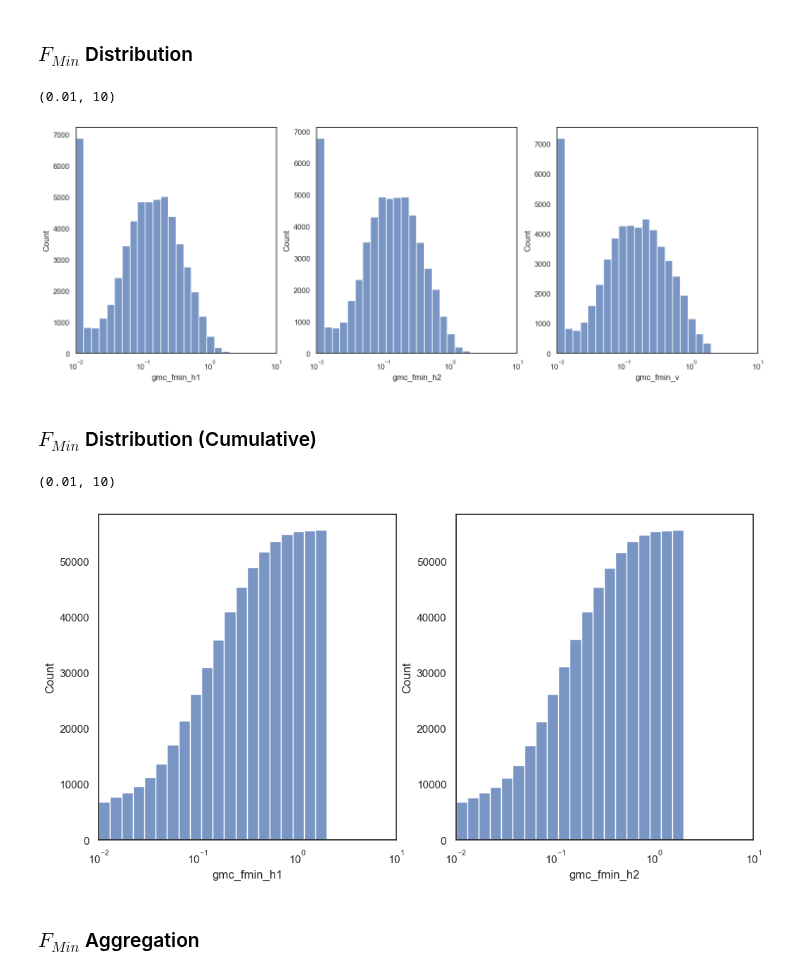
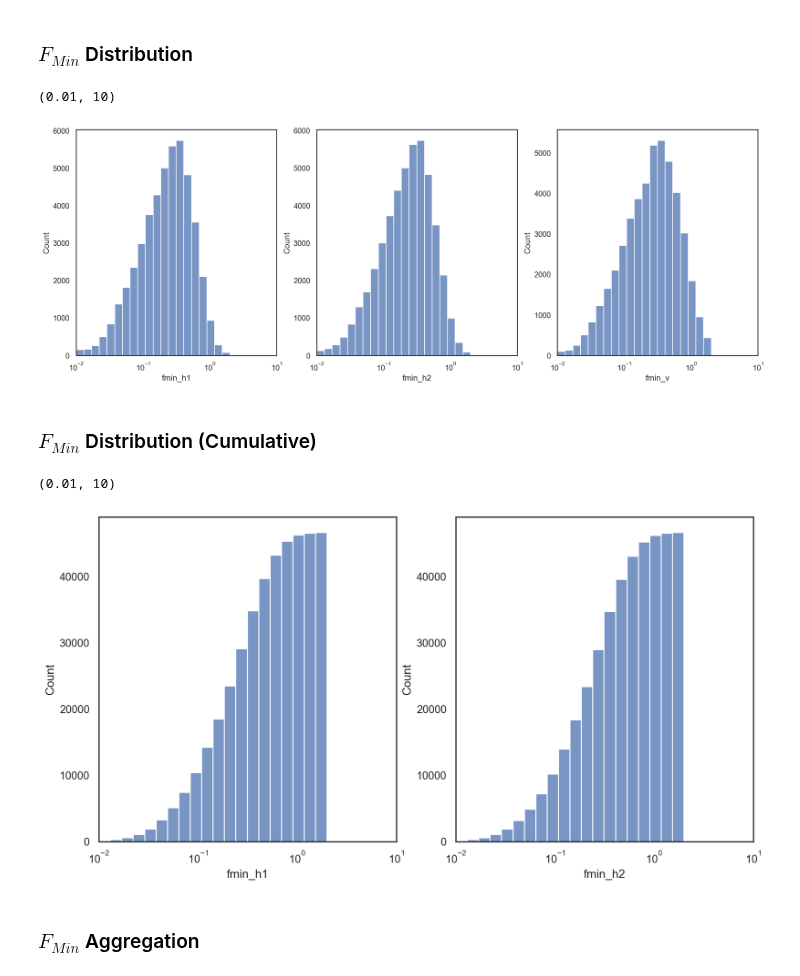
Before and after one commit to claudio525/post_event_gm_gnn, a Jupyter notebook: sim_ranking/explore/observed_data/nzgmbd.ipynb, the cells around one changed output. Cells and saved outputs as stored; diff of their text form; code cells hidden in the pictures.

```diff
--- a/sim_ranking/explore/observed_data/nzgmbd.ipynb
+++ b/sim_ranking/explore/observed_data/nzgmbd.ipynb
@@ -31,7 +31,7 @@ warnings.simplefilter(action='ignore', category=FutureWarning)
 # nzgmdb_ffp = Path("/Users/claudy/dev/work/data/gm_datasets/nz_gmdb/v3.0/Tables/ground_motion_im_table_rotd50_flat.csv")
 # nzgmdb_ffp = Path("/Users/claudy/dev/work/data/gm_datasets/nz_gmdb/v3.3/Tables/ground_motion_im_table_rotd50_flat.csv")
 # nzgmdb_ffp = Path("/Users/claudy/dev/work/data/gm_datasets/nz_gmdb/v3.4/Tables/ground_motion_im_table_rotd50_flat.csv")
-nzgmdb_ffp = Path("/Users/claudy/Downloads/flatfiles/ground_motion_im_table_rotd50_flat.csv")
+nzgmdb_ffp = Path("/Users/claudy/dev/work/data/gm_datasets/nz_gmdb/v4.0/Tables/ground_motion_im_table_rotd50_flat.csv")
 # %% [markdown]
 **NZGMDB version:** `{python} str(nzgmdb_ffp.parent.parent.name)`
 # %%
@@ -118,32 +123,32 @@ fig.tight_layout()
 # %%
 # Plot Fmin distribution
 fig, (ax1, ax2, ax3) = plt.subplots(1, 3, figsize=(18, 6))
 
-sns.histplot(record_df["gmc_fmin_h1"], bins=20, ax=ax1, log_scale=(True, False))
+sns.histplot(record_df["fmin_h1"], bins=20, ax=ax1, log_scale=(True, False))
 ax1.set_xlim(0.01, 10)
 
-sns.histplot(record_df["gmc_fmin_h2"], bins=20, ax=ax2, log_scale=(True, False))
+sns.histplot(record_df["fmin_h2"], bins=20, ax=ax2, log_scale=(True, False))
 ax2.set_xlim(0.01, 10)
 
-sns.histplot(record_df["gmc_fmin_v"], bins=20, ax=ax3, log_scale=(True, False))
+sns.histplot(record_df["fmin_v"], bins=20, ax=ax3, log_scale=(True, False))
 ax3.set_xlim(0.01, 10)
 # %% [output]
 (0.01, 10)
-[figure, old version]
+[figure, new version]
 # %% [markdown]
 ### $F_{Min}$ Distribution (Cumulative)
 # %%
 # Plot Fmin distribution (cumulative)
 fig, (ax1, ax2) = plt.subplots(1, 2, figsize=(12, 6))
 
-sns.histplot(record_df["gmc_fmin_h1"], bins=20, ax=ax1, log_scale=(True, False), cumulative=True)
+sns.histplot(record_df["fmin_h1"], bins=20, ax=ax1, log_scale=(True, False), cumulative=True)
 ax1.set_xlim(0.01, 10)
 
-sns.histplot(record_df["gmc_fmin_h2"], bins=20, ax=ax2, log_scale=(True, False), cumulative=True)
+sns.histplot(record_df["fmin_h2"], bins=20, ax=ax2, log_scale=(True, False), cumulative=True)
 ax2.set_xlim(0.01, 10)
 # %% [output]
 (0.01, 10)
-[figure, old version]
+[figure, new version]
 # %% [markdown]
 ### $F_{Min}$ Aggregation
 # %%
```
Also changed, not shown: parts of 8 cells of this notebook, 6 other files.
